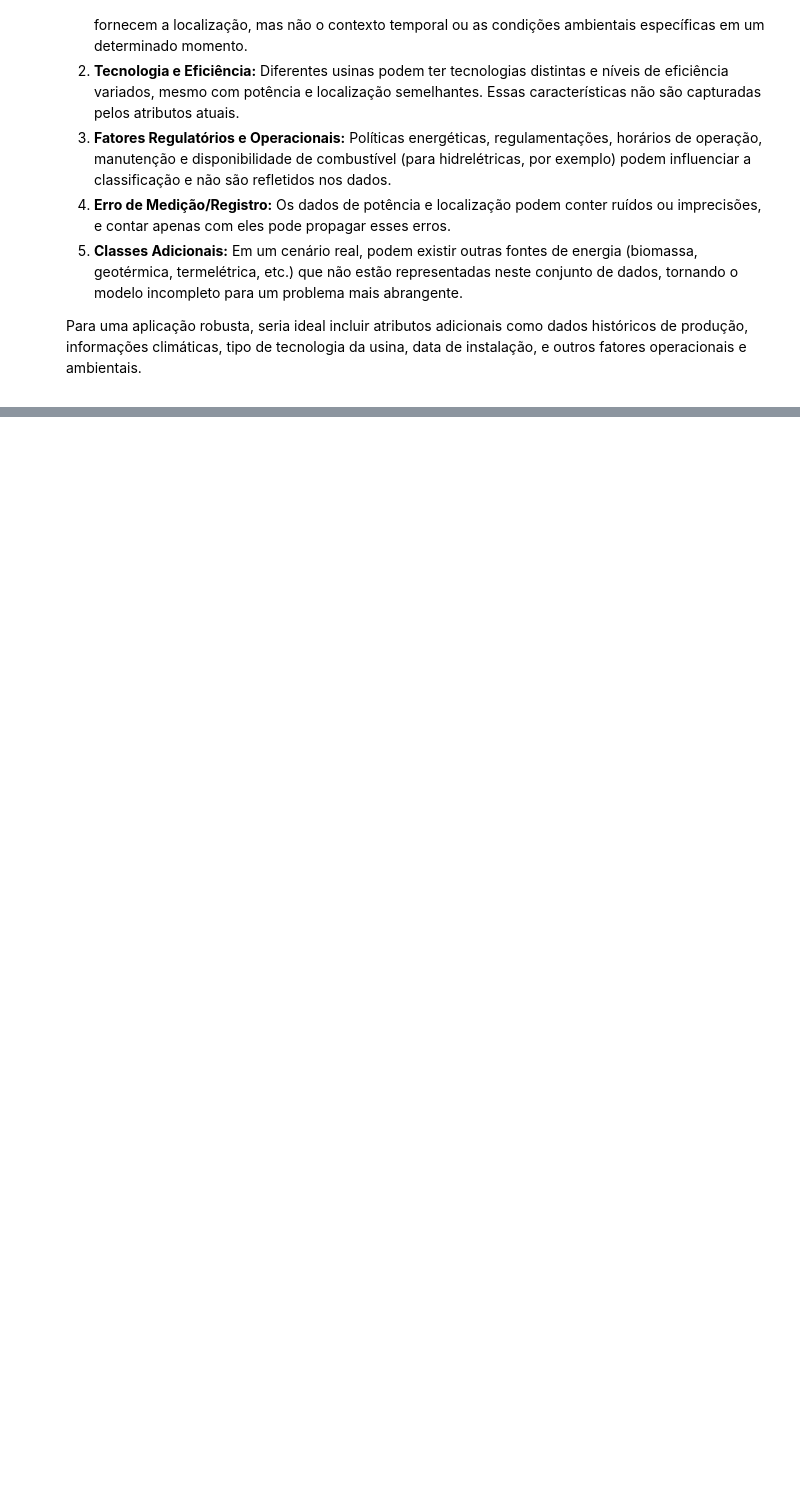
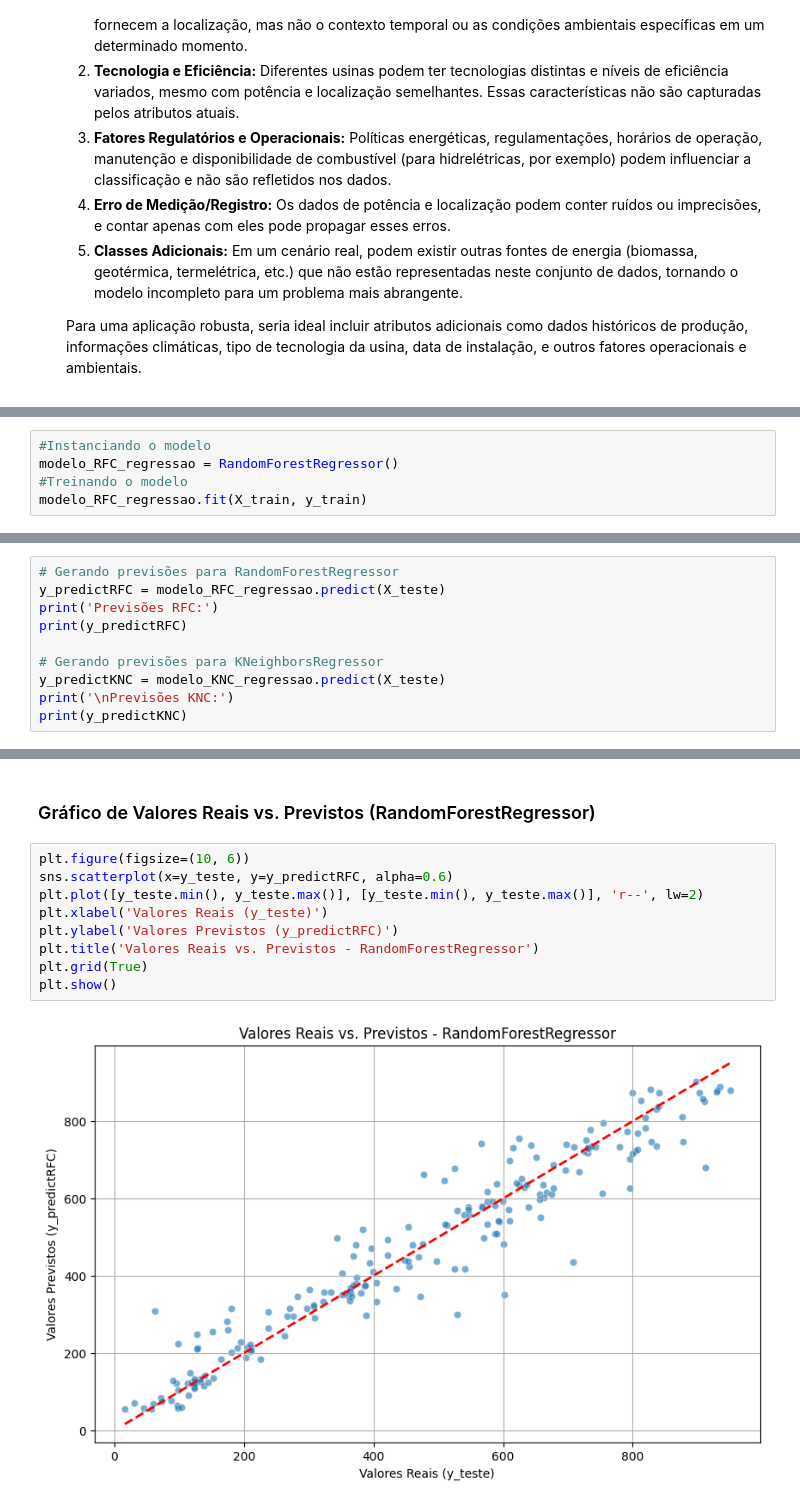
Before and after one commit to gabrielcggs/CP02-SERS-MACHINE-LEARNING, a Jupyter notebook: CP2_SERS.ipynb, the cells around one changed output, grey strips where cells are left out. Drawn from its saved outputs; the diff is of its cells as text; blank space fills up the shorter version.

```diff
--- a/CP2_SERS.ipynb
+++ b/CP2_SERS.ipynb
@@ -403,0 +559,5 @@ Com base na tabela comparativa de métricas e nas matrizes de confusão, podemos
+# %%
+#Instanciando o modelo
+modelo_RFC_regressao = RandomForestRegressor()
+#Treinando o modelo
+modelo_RFC_regressao.fit(X_train, y_train)
@@ -403,0 +639,10 @@ Com base na tabela comparativa de métricas e nas matrizes de confusão, podemos
+# %%
+# Gerando previsões para RandomForestRegressor
+y_predictRFC = modelo_RFC_regressao.predict(X_teste)
+print('Previsões RFC:')
+print(y_predictRFC)
+
+# Gerando previsões para KNeighborsRegressor
+y_predictKNC = modelo_KNC_regressao.predict(X_teste)
+print('\nPrevisões KNC:')
+print(y_predictKNC)
@@ -403,0 +715,13 @@ Com base na tabela comparativa de métricas e nas matrizes de confusão, podemos
+# %% [markdown]
+### Gráfico de Valores Reais vs. Previstos (RandomForestRegressor)
+# %%
+plt.figure(figsize=(10, 6))
+sns.scatterplot(x=y_teste, y=y_predictRFC, alpha=0.6)
+plt.plot([y_teste.min(), y_teste.max()], [y_teste.min(), y_teste.max()], 'r--', lw=2)
+plt.xlabel('Valores Reais (y_teste)')
+plt.ylabel('Valores Previstos (y_predictRFC)')
+plt.title('Valores Reais vs. Previstos - RandomForestRegressor')
+plt.grid(True)
+plt.show()
+# %% [output]
+[figure, added]
```
Also changed, not shown: parts of 52 cells of this notebook.
